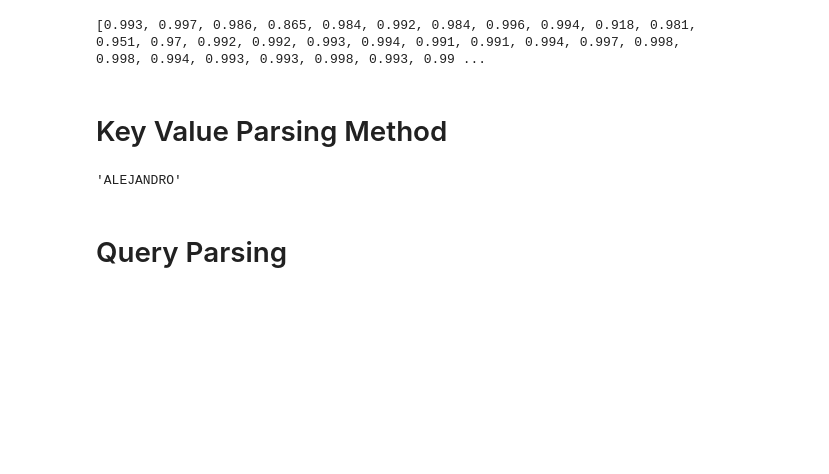
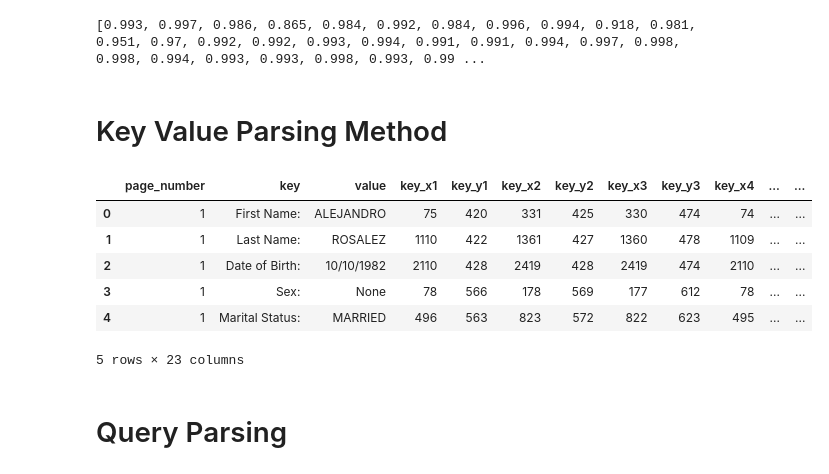
Before and after one commit to SundareshSankaran/Azure---Extract-Tables-via-OCR, a Jupyter notebook: local_version/local_vs_cloud_response.ipynb, the cells around one changed output. Drawn from its saved outputs; the diff is of its cells as text; code cells hidden in the pictures; blank space fills up the shorter version.

```diff
--- a/local_version/local_vs_cloud_response.ipynb
+++ b/local_version/local_vs_cloud_response.ipynb
@@ -259,10 +286,70 @@ for page in r_cloud['pages']:
 [0.993, 0.997, 0.986, 0.865, 0.984, 0.992, 0.984, 0.996, 0.994, 0.918, 0.981, 0.951, 0.97, 0.992, 0.992, 0.993, 0.994, 0.991, 0.991, 0.994, 0.997, 0.998, 0.998, 0.994, 0.993, 0.993, 0.998, 0.993, 0.99 ...
 # %% [markdown]
 # Key Value Parsing Method
-# %%
-r_cloud['keyValuePairs'][0]['value']['content']
-# %% [output]
-'ALEJANDRO'
+# %%
+def parse_ocr_result(result) -> pd.DataFrame:
+        key_value_pairs = result['keyValuePairs']
+        form_data = []
+
+        for pair in key_value_pairs:
+            page_number = pair['key']['boundingRegions'][0]['pageNumber']
+            key = pair['key']['content']
+            key_x1, key_y1, key_x2, key_y2, key_x3, key_y3, key_x4, key_y4 = pair['key']['boundingRegions'][0]['polygon']
+            key_offset = pair['key']['spans'][0]['offset']
+            key_length = pair['key']['spans'][0]['length']
+
+            try:
+                value = pair['value']['content']
+                value_x1, value_y1, value_x2, value_y2, value_x3, value_y3, value_x4, value_y4 = pair['value']['boundingRegions'][0]['polygon']
+                value_offset = pair['value']['spans'][0]['offset']
+                value_length = pair['value']['spans'][0]['length']
+            except KeyError as e:
+                value_x1 = value_y1 = value_x2 = value_y2 = value_x3 = value_y3 = value_x4 = value_y4 = None
+                value_offset = value_length = None
+                value = None
+
+            key_value = {
+                'page_number': page_number,
+                'key': key,
+                'value': value,
+                'key_x1': key_x1,
+                'key_y1': key_y1,
+                'key_x2': key_x2,
+                'key_y2': key_y2,
+                'key_x3': key_x3,
+                'key_y3': key_y3,
+                'key_x4': key_x4,
+                'key_y4': key_y4,
+                'key_offset': key_offset,
+                'key_length': key_length,
+                'value_x1': value_x1,
+                'value_y1': value_y1,
+                'value_x2': value_x2,
+                'value_y2': value_y2,
+                'value_x3': value_x3,
+                'value_y3': value_y3,
+                'value_x4': value_x4,
+                'value_y4': value_y4,
+                'value_offset': value_offset,
+                'value_length': value_length,
+            }
+
+            form_data.append(key_value)
+
+        df = pd.DataFrame(form_data)
+
+        return df
+
+df = parse_ocr_result(r_local)
+df.head()
+# %% [output]
+|  | page_number | key | value | key_x1 | key_y1 | key_x2 | key_y2 | key_x3 | key_y3 | key_x4 | ... | ... |
+| 0 | 1 | First Name: | ALEJANDRO | 75 | 420 | 331 | 425 | 330 | 474 | 74 | ... | ... |
+| 1 | 1 | Last Name: | ROSALEZ | 1110 | 422 | 1361 | 427 | 1360 | 478 | 1109 | ... | ... |
+| 2 | 1 | Date of Birth: | 10/10/1982 | 2110 | 428 | 2419 | 428 | 2419 | 474 | 2110 | ... | ... |
+| 3 | 1 | Sex: | None | 78 | 566 | 178 | 569 | 177 | 612 | 78 | ... | ... |
+| 4 | 1 | Marital Status: | MARRIED | 496 | 563 | 823 | 572 | 822 | 623 | 495 | ... | ... |
+5 rows × 23 columns
 # %% [markdown]
 # Query Parsing
 # %%
```
Also changed, not shown: parts of 8 cells of this notebook, 2 other files.
